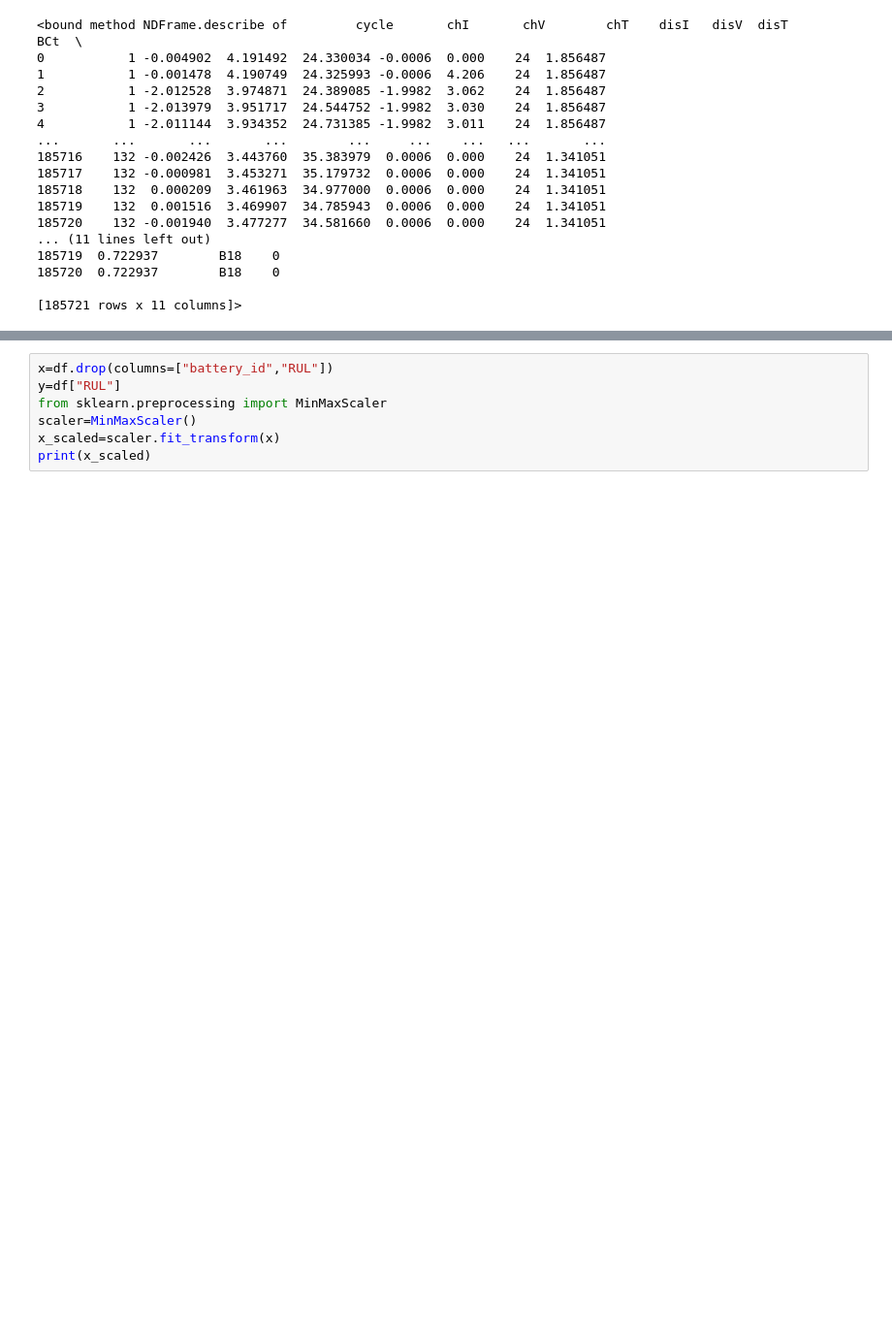
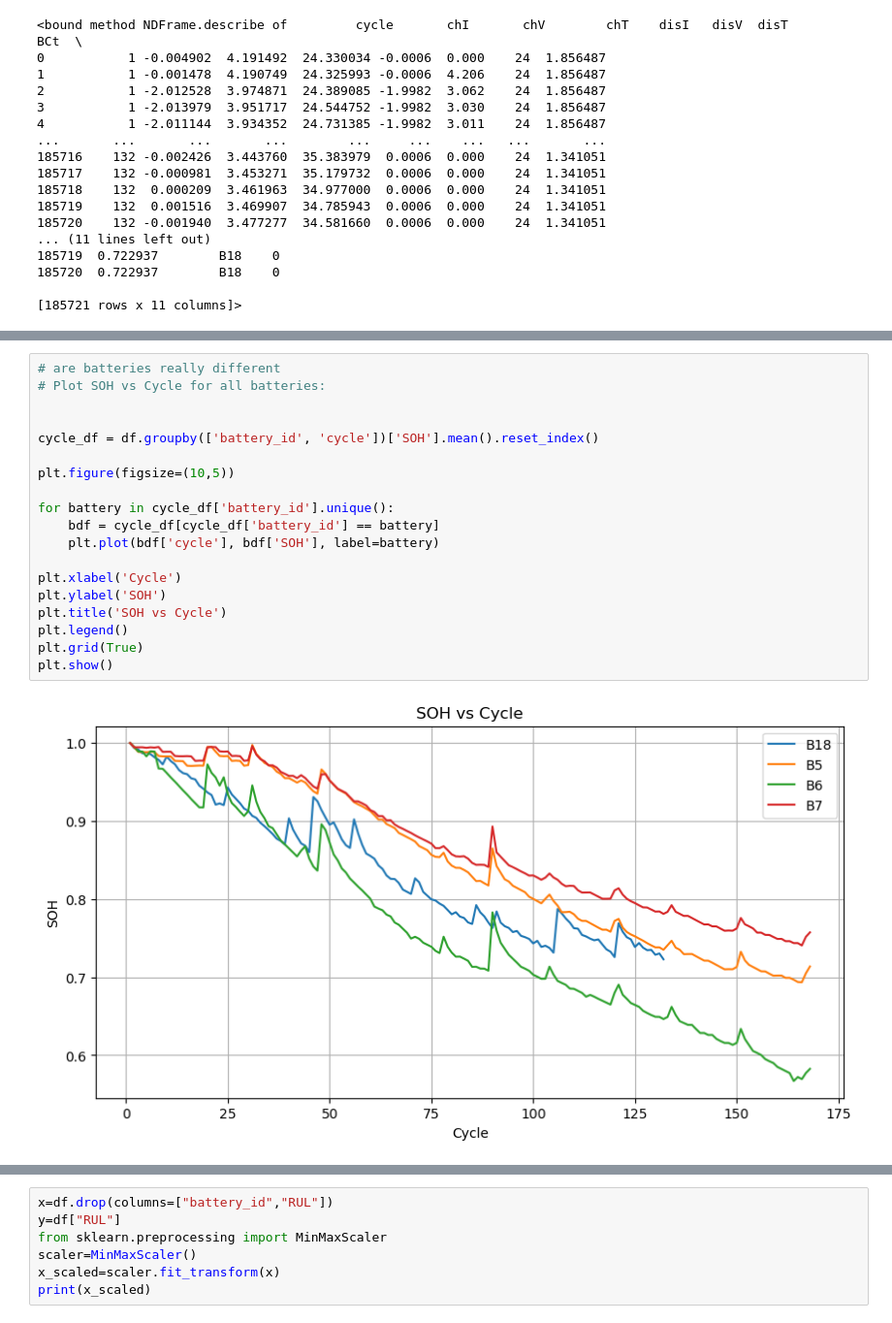
Before and after one commit to kawthar-shameseldeen/Battery-RUL-Prediction, a Jupyter notebook: notebook/data_preprocessing.ipynb, the cells around one changed output, grey strips where cells are left out. Shown at 97% size. Saved outputs shown, nothing was run; the diff lists cells and outputs as text; blank space fills up the shorter version.

```diff
--- a/notebook/data_preprocessing.ipynb
+++ b/notebook/data_preprocessing.ipynb
@@ -189,0 +191,21 @@ plt.show()
+# %%
+# are batteries really different
+# Plot SOH vs Cycle for all batteries:
+
+
+cycle_df = df.groupby(['battery_id', 'cycle'])['SOH'].mean().reset_index()
+
+plt.figure(figsize=(10,5))
+
+for battery in cycle_df['battery_id'].unique():
+    bdf = cycle_df[cycle_df['battery_id'] == battery]
+    plt.plot(bdf['cycle'], bdf['SOH'], label=battery)
+
+plt.xlabel('Cycle')
+plt.ylabel('SOH')
+plt.title('SOH vs Cycle')
+plt.legend()
+plt.grid(True)
+plt.show()
+# %% [output]
+[figure, added]
```
Also changed, not shown: parts of 12 cells of this notebook, 8 other files.
